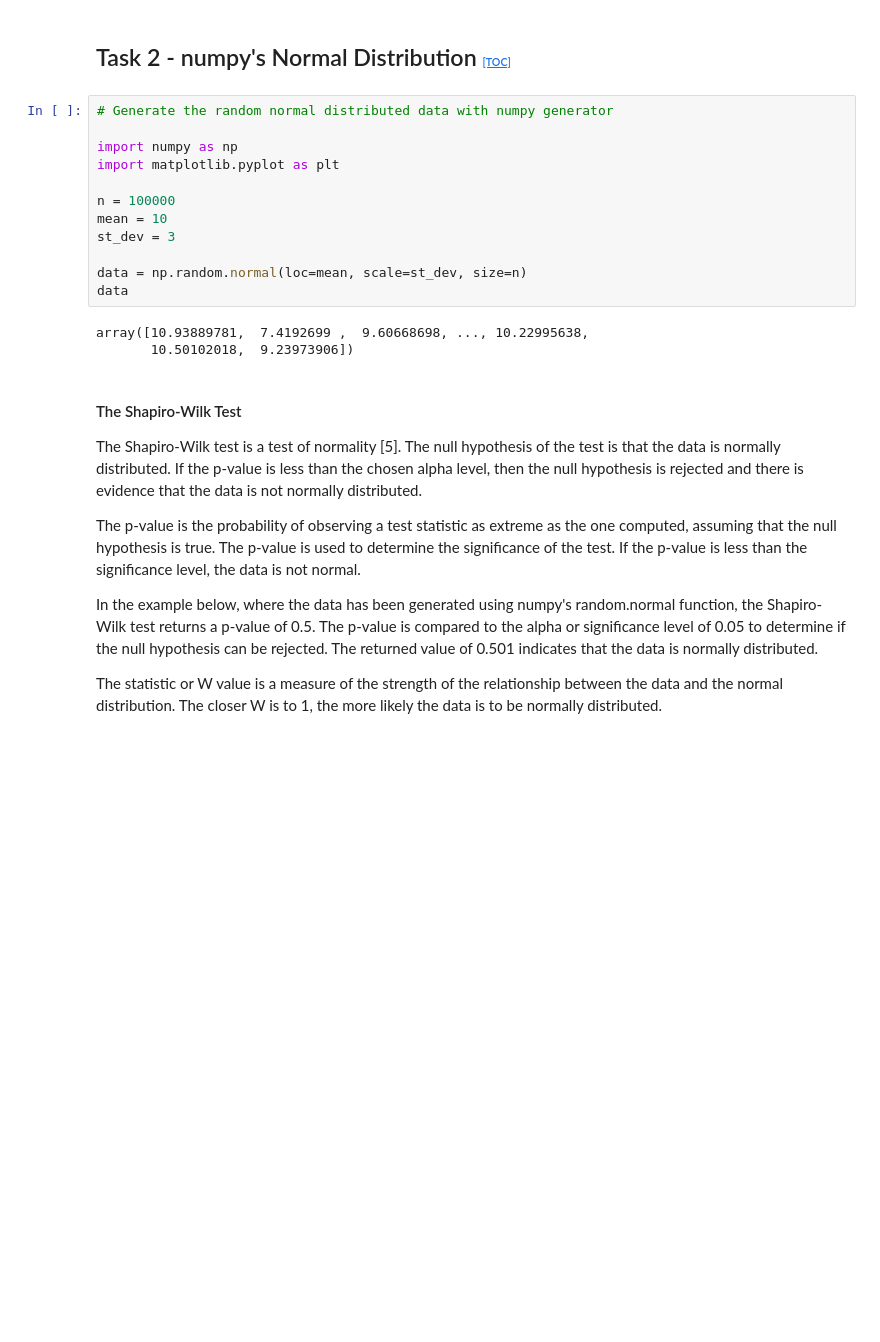
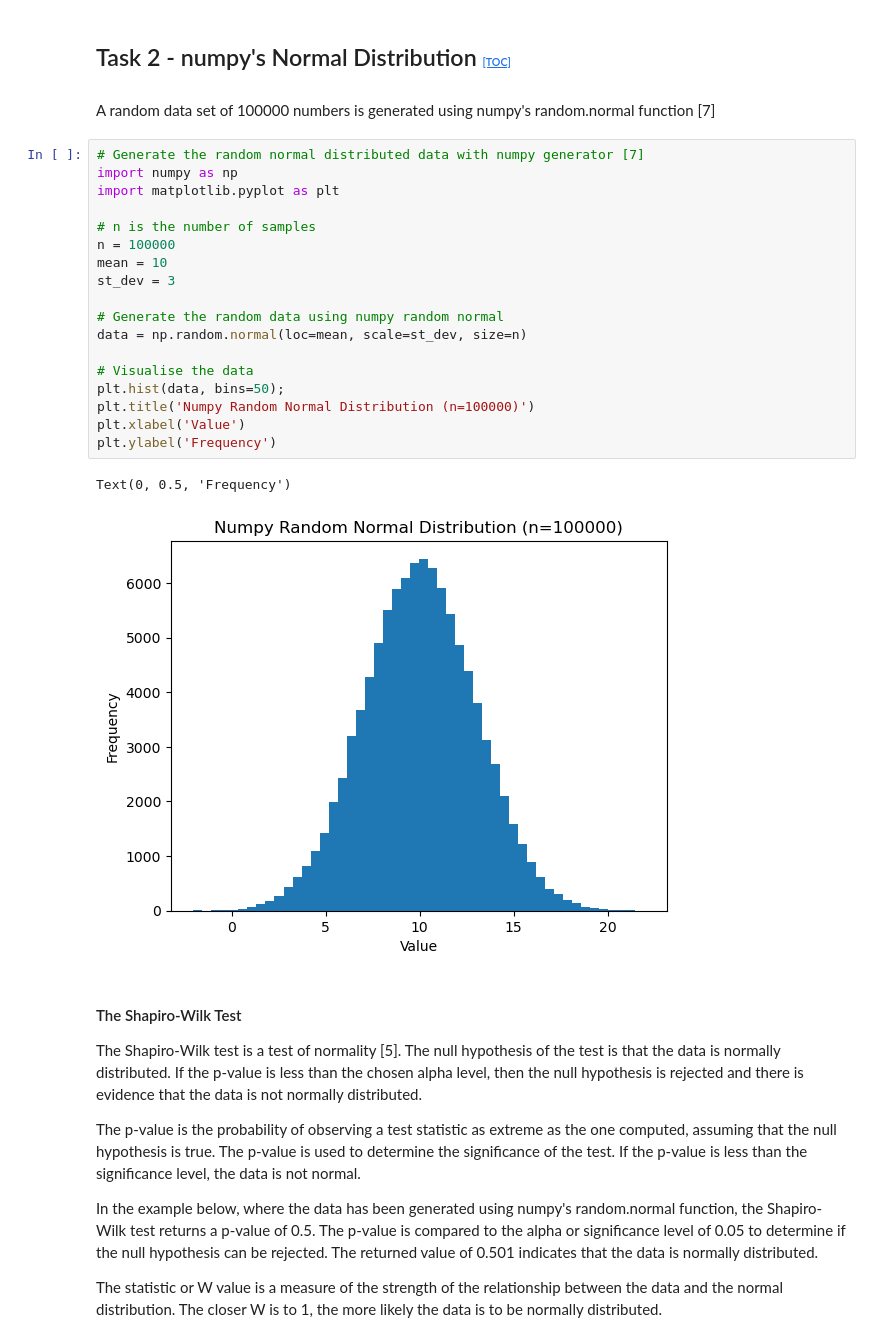
Before and after one commit to Eilis9/applied_statistics, a Jupyter notebook: tasks.ipynb, the cells around one changed output. Drawn from its saved outputs; the diff is of its cells as text; blank space fills up the shorter version.

Commit message:
Numpy normal plot

```diff
--- a/tasks.ipynb
+++ b/tasks.ipynb
@@ -235,21 +235,29 @@ Probability of picking at least 5 with the milk first is 0.0000 or 0.00%
 So, if the experiment is designed whereby the lady or tea-taster is allowed to make 2 mistakes, then there is a 28% chance that they will "pass" the test. Therefore there is a significant probability that the experiment will generate a false positive, i.e., the taster will choose the correct cups purely by chance. By comparison, allowing only 1 mistake would mean a <5% chance of picking the correct cups. This makes for a more robust experiment in that a false positive is unlikely or at least there is a <5% probability of a false positive.
 # %% [markdown]
 ## Task 2 - numpy's Normal Distribution <a id="Task2"></a> <span style="font-size: 8pt;"> [[TOC]](#toc)</span>
+# %% [markdown]
+A random data set of 100000 numbers is generated using numpy's random.normal function [7]
 # %%
-# Generate the random normal distributed data with numpy generator
-
+# Generate the random normal distributed data with numpy generator [7]
 import numpy as np
 import matplotlib.pyplot as plt
 
+# n is the number of samples
 n = 100000
 mean = 10
 st_dev = 3
 
+# Generate the random data using numpy random normal
 data = np.random.normal(loc=mean, scale=st_dev, size=n)
-data
+
+# Visualise the data
+plt.hist(data, bins=50);
+plt.title('Numpy Random Normal Distribution (n=100000)')
+plt.xlabel('Value')
+plt.ylabel('Frequency')
 # %% [output]
-array([10.93889781,  7.4192699 ,  9.60668698, ..., 10.22995638,
-       10.50102018,  9.23973906])
+Text(0, 0.5, 'Frequency')
+[figure, added]
 # %% [markdown]
 #### The Shapiro-Wilk Test
 
```
Also changed, not shown: parts of 1 cell of this notebook.
